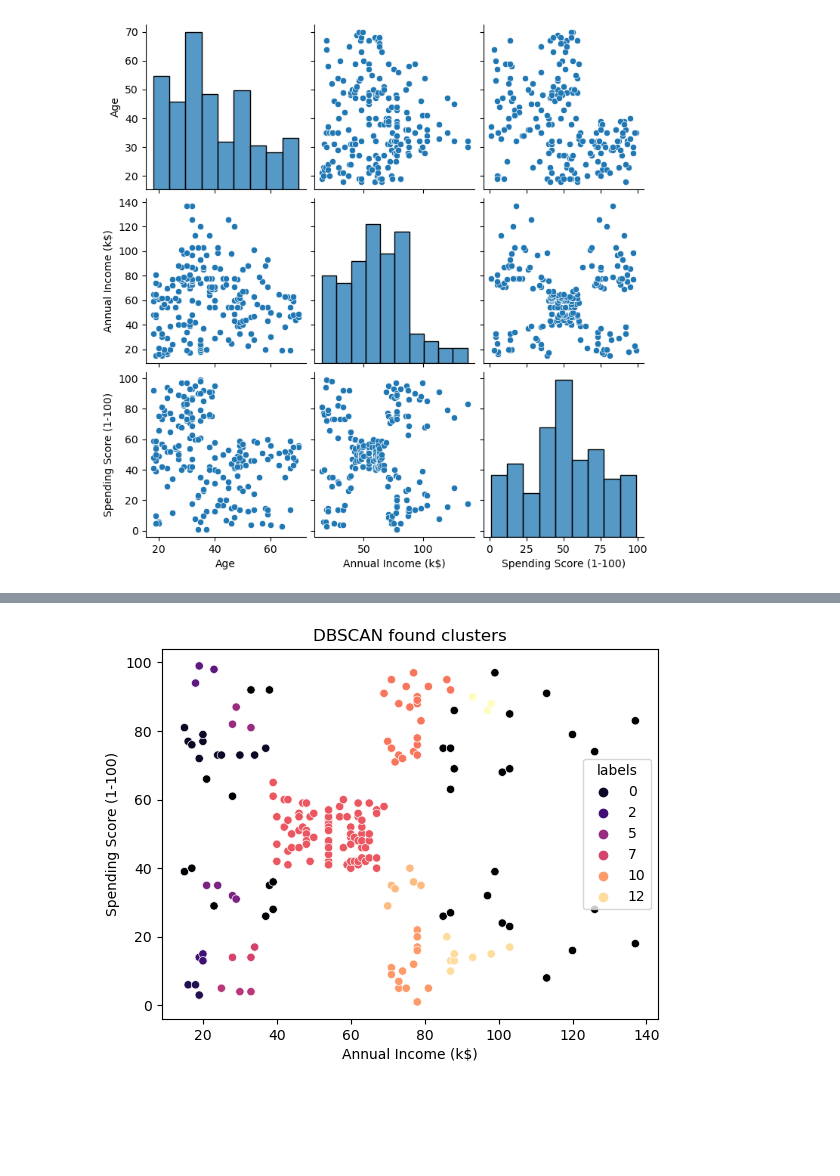
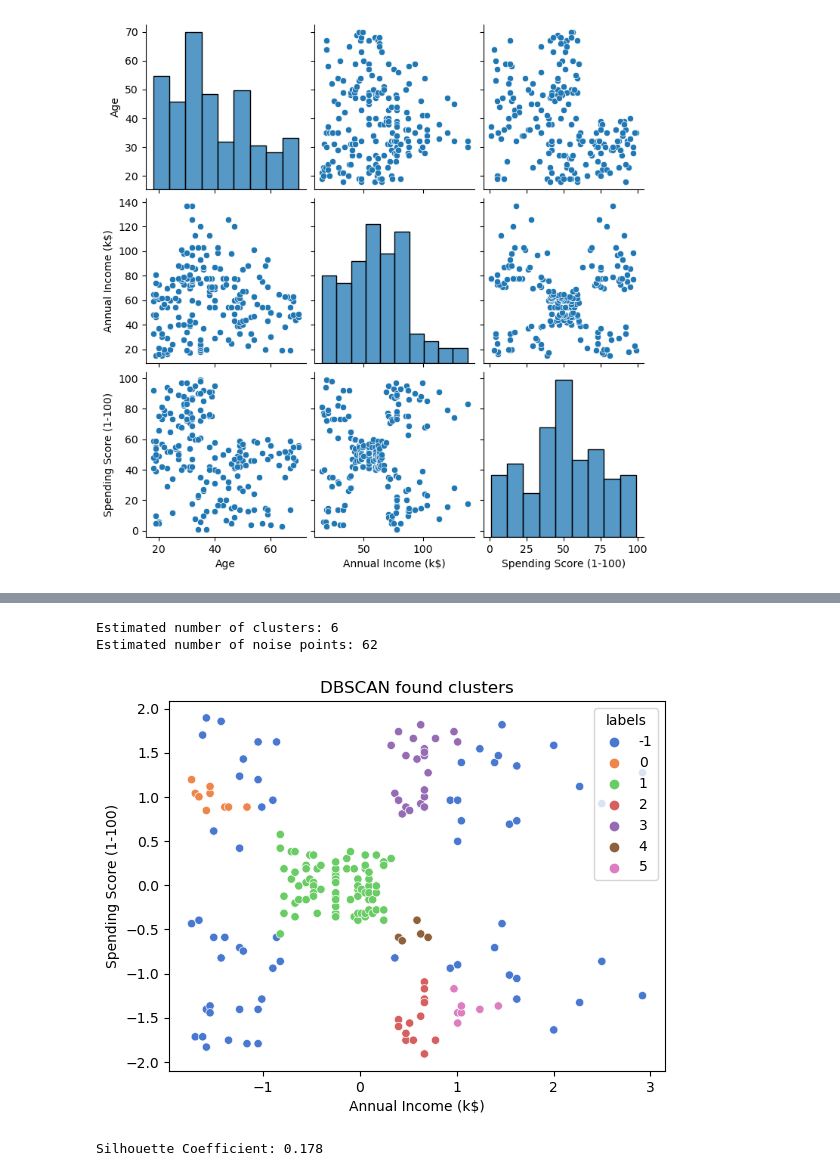
Before and after one commit to cassiasamp/logreg, a Jupyter notebook: notebooks/dbscan/dbscan.ipynb, the cells around one changed output, grey strips where cells are left out. Saved outputs shown, nothing was run; the diff lists cells and outputs as text; code cells hidden in the pictures; blank space fills up the shorter version.

```diff
--- a/notebooks/dbscan/dbscan.ipynb
+++ b/notebooks/dbscan/dbscan.ipynb
@@ -39,7 +58,7 @@ sns.pairplot(customer_data);#.title('Combination of variables distribution and s
 # %%
-# ss = StandardScaler()
-# scaled_data = ss.fit_transform(customer_data)
-# scaled_customer_data = pd.DataFrame(columns=selected_cols, data=scaled_data)
+ss = StandardScaler()
+scaled_data = ss.fit_transform(customer_data)
+scaled_customer_data = pd.DataFrame(columns=selected_cols, data=scaled_data)
 # %%
 customer_data.columns
 # %% [output]
@@ -75,5 +91,5 @@ plt.show()
 # %%
 from sklearn.cluster import DBSCAN
 
-dbs = DBSCAN(eps=5.5, min_samples=3).fit(customer_data)
-np.unique(dbs.labels_)
+dbs = DBSCAN(eps=0.24, min_samples=5).fit(scaled_customer_data)
+labels = dbs.labels_
@@ -92,0 +96,3 @@ customer_data.head()
+# %%
+scaled_customer_data['labels'] = labels
+scaled_customer_data.head()
@@ -93,9 +106,27 @@ customer_data.head()
+# %%
+# db = DBSCAN(eps=0.3, min_samples=10).fit(X)
+# labels = db.labels_
+
+# Number of clusters in labels, ignoring noise if present.
+n_clusters_ = len(set(labels)) - (1 if -1 in labels else 0)
+n_noise_ = list(labels).count(-1)
+
+print("Estimated number of clusters: %d" % n_clusters_)
+print("Estimated number of noise points: %d" % n_noise_)
+# %% [output]
+Estimated number of clusters: 6
+Estimated number of noise points: 62
 # %%
-sns.scatterplot(data=customer_data,
+sns.scatterplot(data=scaled_customer_data,
                 x='Annual Income (k$)', y='Spending Score (1-100)',
-                hue='labels', palette='magma').set_title('DBSCAN found clusters');
+                hue='labels', palette='muted').set_title('DBSCAN found clusters');
 # %% [output]
-[figure, old version]
+[figure, new version]
+# %%
+from sklearn import metrics
+print(f"Silhouette Coefficient: {metrics.silhouette_score(customer_data.iloc[:, :2], labels):.3f}")
+# %% [output]
+Silhouette Coefficient: 0.178
 # %%
 # import seaborn as sns
 # from sklearn.metrics.cluster import adjusted_rand_score
```
Also changed, not shown: parts of 11 cells of this notebook.
